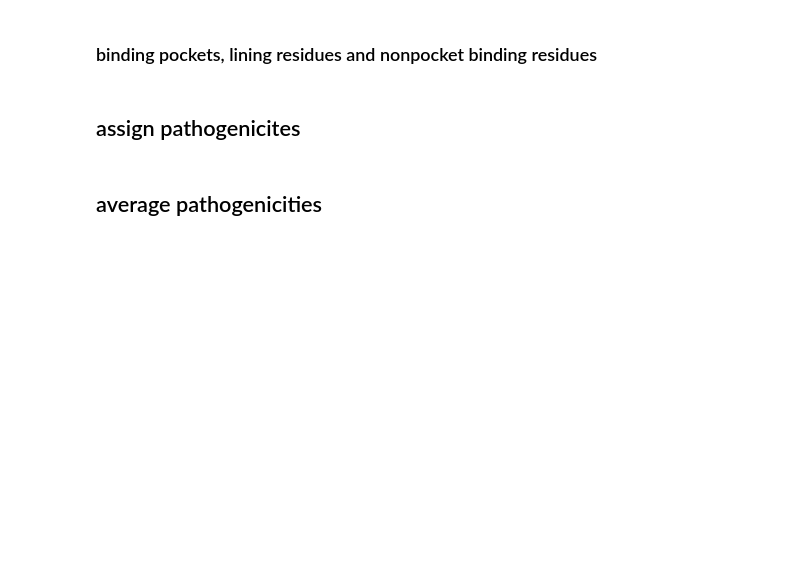
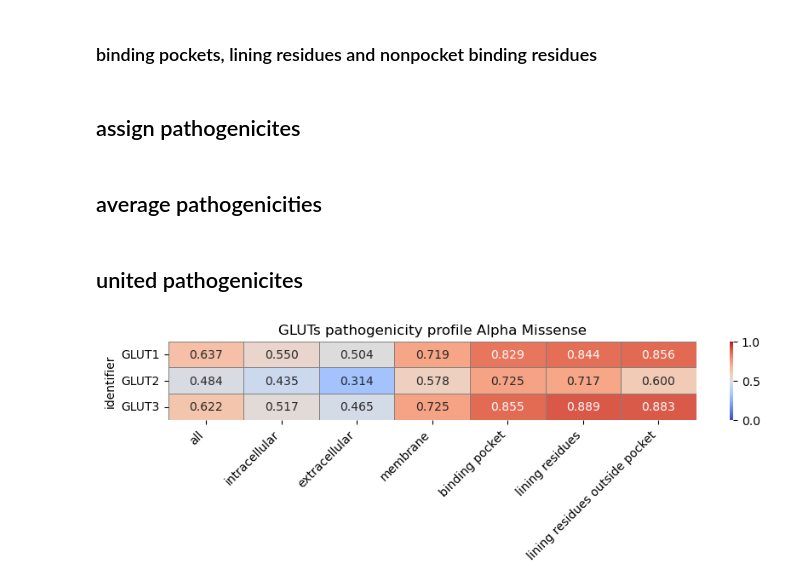
Before and after one commit to DominikMartinat/GLUT_pathogenicity_analysis, a Jupyter notebook: run_workflow.ipynb, the cells around one changed output. Saved outputs shown, nothing was run; the diff lists cells and outputs as text; code cells hidden in the pictures; blank space fills up the shorter version.

Commit message:
alphamissense ntb finished

```diff
--- a/run_workflow.ipynb
+++ b/run_workflow.ipynb
@@ -115,0 +142,2 @@ analysis.average_pathogenicity(patho_dir = AM_DIR, region_prefix = 'I_', up_id_l
+# %% [markdown]
+## united pathogenicites
@@ -115,0 +162,36 @@ analysis.average_pathogenicity(patho_dir = AM_DIR, region_prefix = 'I_', up_id_l
+# %%
+#Creating the final heatmap
+import pandas as pd
+import seaborn as sns
+import matplotlib.pyplot as plt
+
+# Loading file
+df = pd.read_csv(AM_DIR / 'united_averages.csv')
+
+# Setting 'filename' as index
+df.set_index("identifier", inplace=True)
+
+# Creating a heat map with values
+plt.figure(figsize=(10, len(df) * 0.4))
+sns.heatmap(
+    df,
+    cmap="coolwarm",
+    vmin=0,
+    vmax=1,
+    linewidths=0.5,
+    linecolor='gray',
+    annot=True,
+    fmt=".3f"
+)
+
+
+plt.title("GLUTs pathogenicity profile Alpha Missense", fontsize=12)
+plt.xticks(rotation=45, ha='right')
+plt.tight_layout()
+
+
+plt.savefig("heatmap_patogenicityPyMissense.png", dpi=300, bbox_inches='tight')
+
+plt.show()
+# %% [output]
+[figure, added]
```
Also changed, not shown: parts of 16 cells of this notebook, 1 other file.
